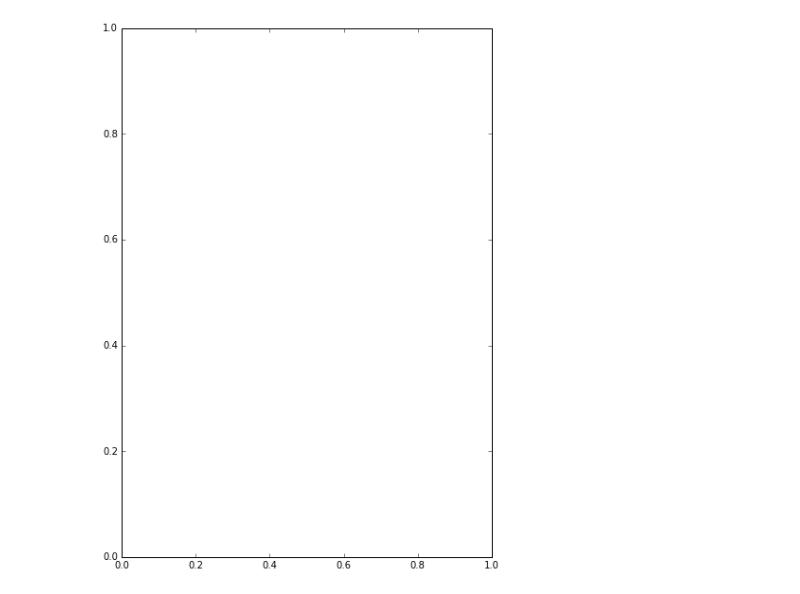
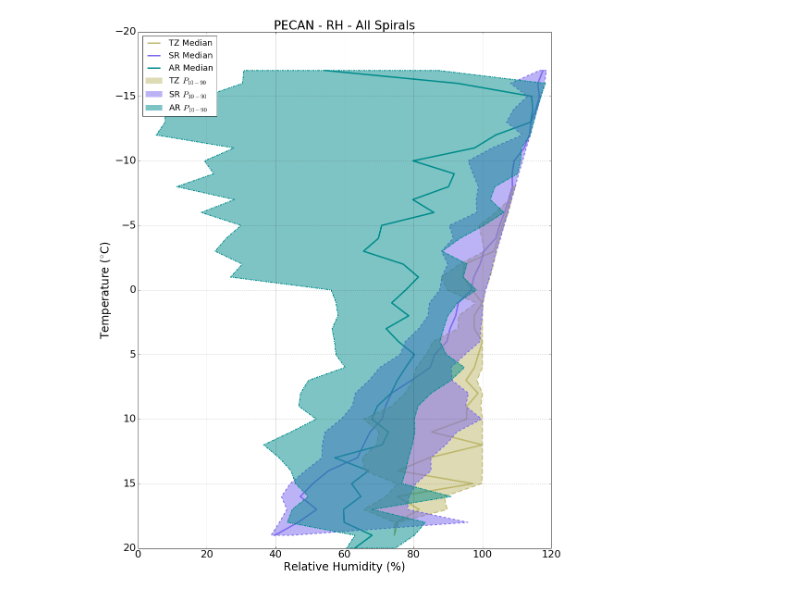
Before and after one commit to dstex/PECAN-MP-Analysis, a Jupyter notebook: plotting/plotMPspreads.ipynb, the cells around one changed output. Cells and saved outputs as stored; diff of their text form; code cells hidden in the pictures.

Commit message:
Modified MCS classifications in the PECAN parameters file. Made more progress in the microphysics spreads plotting code.

```diff
--- a/plotting/plotMPspreads.ipynb
+++ b/plotting/plotMPspreads.ipynb
@@ -8,7 +38,5 @@ import os
 # %%
-flights = ['20150617','20150620','20150706','20150709']
-# flights = ['20150701','20150702']
-# flights = ['20150617']
+flights = ['20150617','20150620','20150701','20150702','20150706','20150709']
 
 
 # Initialize dictionaries to hold each concatenated variable within each of the 3 regions
@@ -94,7 +122,10 @@ sr = {key: np.array(val) for key, val in sr.items()}
 ar = {key: np.array(val) for key, val in ar.items()}
 # %%
 # Define temperature bin edges and determine bin midpoints
-edgesTemp = np.arange(-19.25,20.75,0.5)
+edgeMin = -19.0 - (binIntvl/2.)
+edgeMax = 20.5 + (binIntvl/2.)
+# edgesTemp = np.arange(-19.25,20.75,0.5)
+edgesTemp = np.arange(edgeMin,edgeMax,binIntvl)
 bin_mid = (edgesTemp[0:-1] + edgesTemp[1:])/2
 numBins = len(edgesTemp)-1
 
@@ -341,4 +356,41 @@ array([          nan,           nan,           nan,   52.72094161,
-# %%
-fig, ax = plt.subplots(figsize=(7,10))
-# %% [output]
-[figure, removed]
+# %%
+if plotRHall:
+    fig, ax = plt.subplots(figsize=(16,20))
+    ax.fill_betweenx(bin_mid,binRH_10pct_TZ,binRH_90pct_TZ,
+                     alpha=0.5,facecolor=tzSprdCol,
+                     edgecolor='none',linewidth=0,label='TZ $P_{10-90}$')
+    ax.fill_betweenx(bin_mid,binRH_10pct_TZ,binRH_90pct_TZ,
+                     facecolor='none',linestyle =(0.5,[10,5]),
+                     edgecolor=tzSprdCol,linewidth=2)
+    ax.plot(binRH_median_TZ,bin_mid,color=tzMcol,linewidth=3,label='TZ Median',zorder=0)
+
+
+    ax.fill_betweenx(bin_mid,binRH_10pct_SR,binRH_90pct_SR,
+                     alpha=0.5,facecolor=srSprdCol,
+                     edgecolor='none',linewidth=0,label='SR $P_{10-90}$')
+    ax.fill_betweenx(bin_mid,binRH_10pct_SR,binRH_90pct_SR,
+                     facecolor='none',linestyle =(0.5,[5,5]),
+                     edgecolor=srSprdCol,linewidth=2)
+    ax.plot(binRH_median_SR,bin_mid,color=srMcol,linewidth=3,label='SR Median',zorder=0)
+
+
+    ax.fill_betweenx(bin_mid,binRH_10pct_AR,binRH_90pct_AR,
+                     alpha=0.5,facecolor=arSprdCol,
+                     edgecolor='none',linewidth=0,label='AR $P_{10-90}$')
+    ax.fill_betweenx(bin_mid,binRH_10pct_AR,binRH_90pct_AR,
+                     facecolor='none',linestyle =(0.5,[2,2,5,2]),
+                     edgecolor=arSprdCol,linewidth=2)
+    ax.plot(binRH_median_AR,bin_mid,color=arMcol,linewidth=3,label='AR Median',zorder=0)
+
+    ax.invert_yaxis()
+    ax.legend(loc='best',fontsize=18)
+    ax.set_xlabel('Relative Humidity (%)',fontsize=24)
+    ax.set_ylabel('Temperature ($^{\circ}$C)',fontsize=24)
+    ax.tick_params(axis='both', which='major', labelsize=22)
+    ax.set_title('PECAN - RH - All Spirals',fontsize=26)
+    ax.grid()
+    # Save the output figure
+    saveStr = '{}all_spirals/RH-spread_ALL.{}'.format(figSavePath,fType)
+    fig.savefig(saveStr,bbox_inches='tight')
+# %% [output]
+[figure, added]
```
Also changed, not shown: parts of 5 cells of this notebook, 1 other file.
